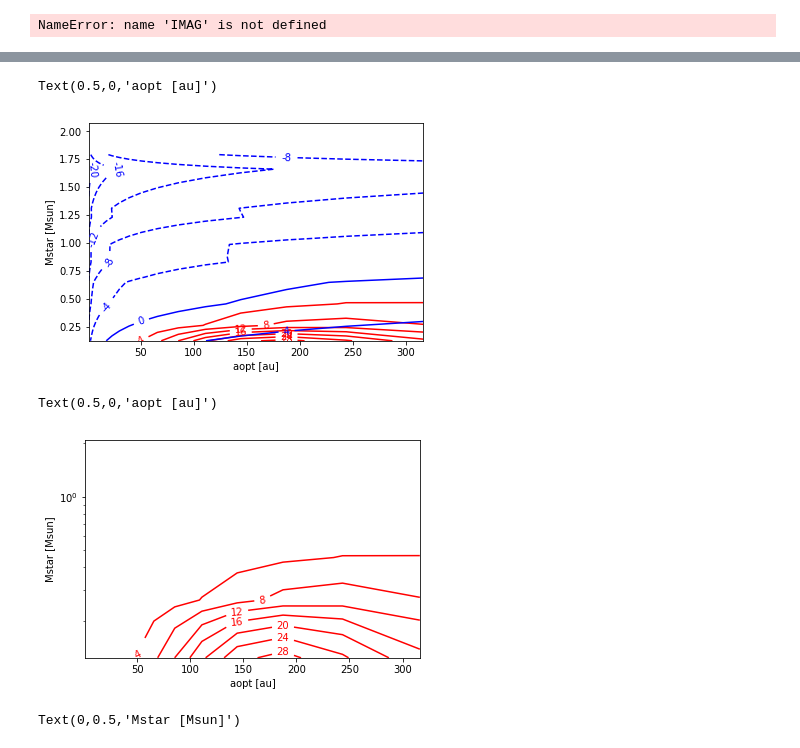
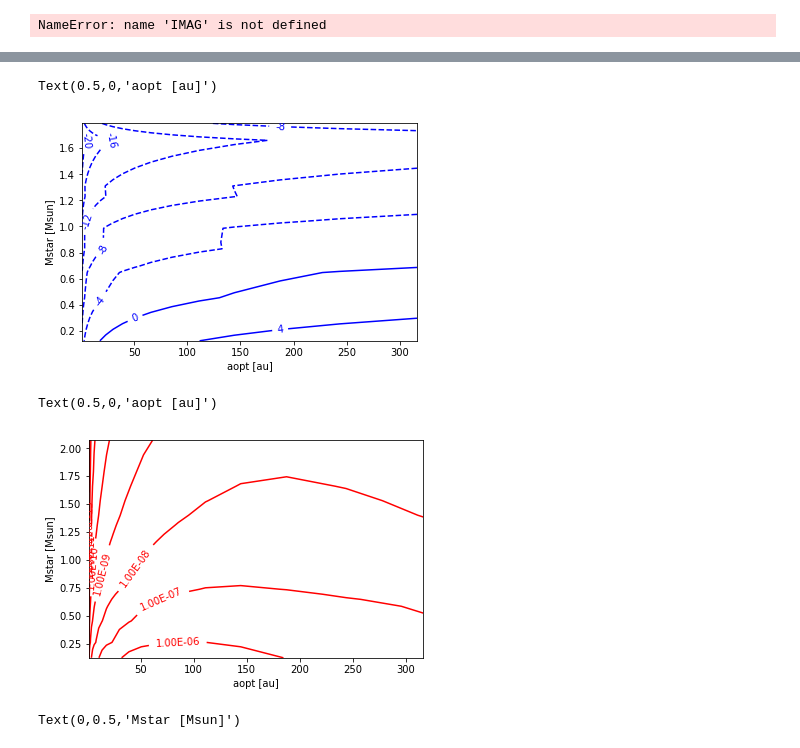
Before and after one commit to LoicNassif/CE-Irregular-Satellites, a Jupyter notebook: jupyter_examples/2DOpt.ipynb, the cells around one changed output, grey strips where cells are left out. Saved outputs shown, nothing was run; the diff lists cells and outputs as text; code cells hidden in the pictures.

Commit message:
added CR contour map

```diff
--- a/jupyter_examples/2DOpt.ipynb
+++ b/jupyter_examples/2DOpt.ipynb
@@ -262,29 +259,30 @@ print(CRSCAT/1e-7)
 # %%
 # plot contour map
 fig, ax = plt.subplots()
-CS = ax.contour(APL/AU, MS/MSUN, CRSCAT/1e-7, colors='r')
+#CS = ax.contour(APL/AU, MS/MSUN, CRSCAT/1e-7, colors='r')
 CS2 = ax.contour(AOPTIMAG/AU, MSIMAG/MSUN, IMAGREAL, colors='b')
-ax.clabel(CS, inline=1, fontsize=10, fmt='%1i')
+#ax.clabel(CS, inline=1, fontsize=10, fmt='%1i')
 ax.clabel(CS2, inline=1, fontsize=10, fmt='%1i')
 #ax.set_xscale('log')
 #ax.set_yscale('log')
 ax.set_ylabel('Mstar [Msun]')
 ax.set_xlabel('aopt [au]')
 # %% [output]
 Text(0.5,0,'aopt [au]')
-[figure, old version]
+[figure, new version]
 # %%
 # plot contour map
+from matplotlib import ticker, cm
 fig, ax = plt.subplots()
-CS = ax.contour(APL/AU, MS/MSUN, CRSCAT/1e-7, colors='r')
-ax.clabel(CS, inline=1, fontsize=10, fmt='%1i')
+CS = ax.contour(APL/AU, MS/MSUN, CRSCAT,locator=ticker.LogLocator(), colors='r')
+ax.clabel(CS, inline=1, fontsize=10, fmt='%.2E')
 #ax.set_xscale('log')
-ax.set_yscale('log')
+#ax.set_yscale('log')
 ax.set_ylabel('Mstar [Msun]')
 ax.set_xlabel('aopt [au]')
 # %% [output]
 Text(0.5,0,'aopt [au]')
-[figure, old version]
+[figure, new version]
 # %%
 def aoptimal(A, Mtot, Mstar):
     return (Mtot/MEARTH)*(1/A)*(1/(Mstar/MSUN)**(-1.38))**(1./4.13) * 30 * AU
```
Also changed, not shown: parts of 2 cells of this notebook.
